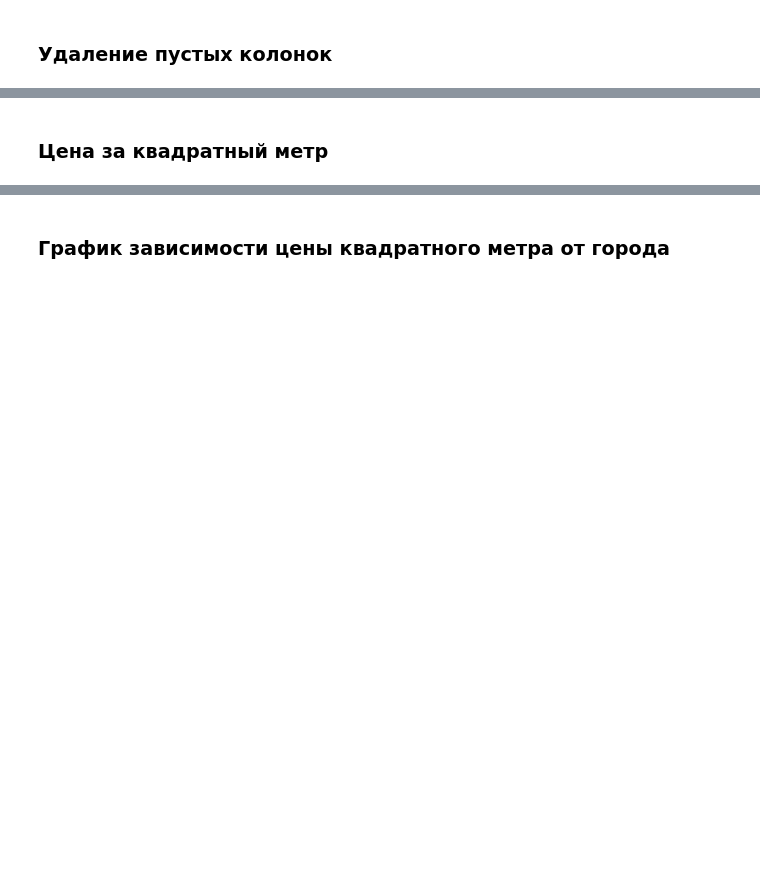
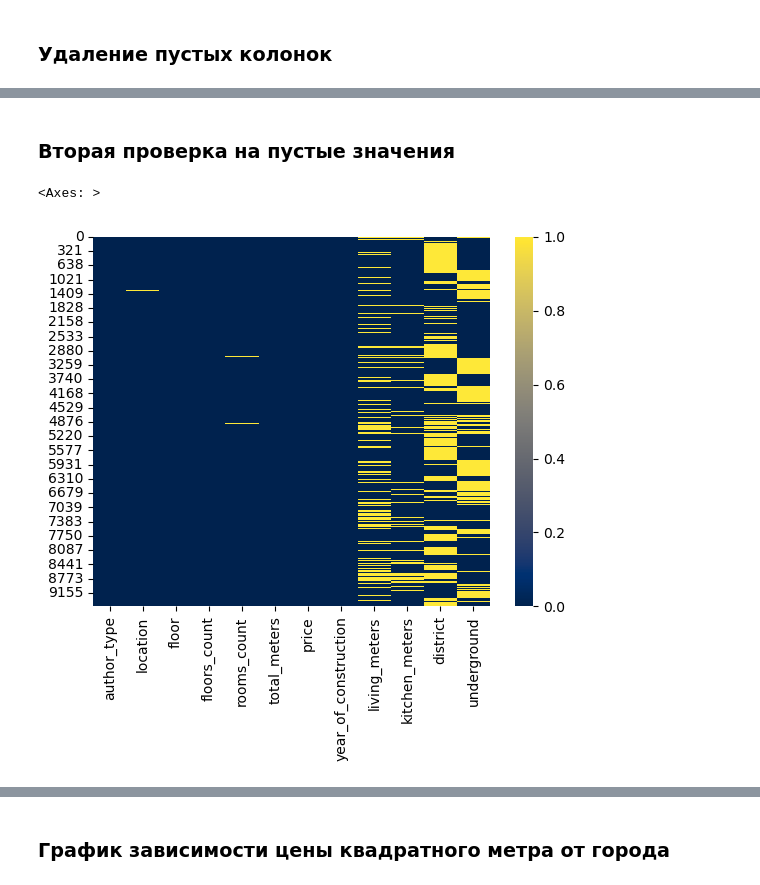
Before and after one commit to Vyacheslav765/Intensive, a Jupyter notebook: Analysis DF.ipynb, the cells around one changed output, grey strips where cells are left out. Saved outputs shown, nothing was run; the diff lists cells and outputs as text; code cells hidden in the pictures; blank space fills up the shorter version.

```diff
--- a/Analysis DF.ipynb
+++ b/Analysis DF.ipynb
@@ -104,2 +104,7 @@ df.head(5)
-# %% [markdown]
-<h3> Цена за квадратный метр
+# %% [markdown]
+<h3> Вторая проверка на пустые значения
+# %%
+sns.heatmap(df.isnull(), cmap='cividis')
+# %% [output]
+<Axes: >
+[figure, added]
```
Also changed, not shown: parts of 24 cells of this notebook.
